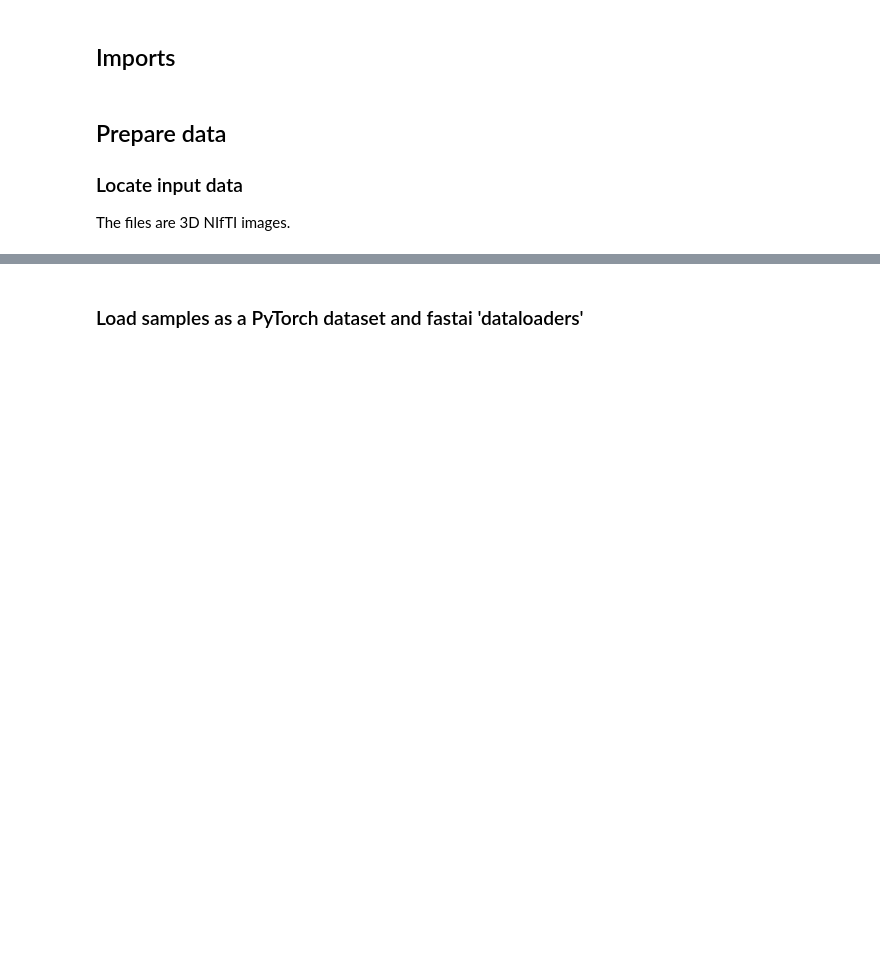
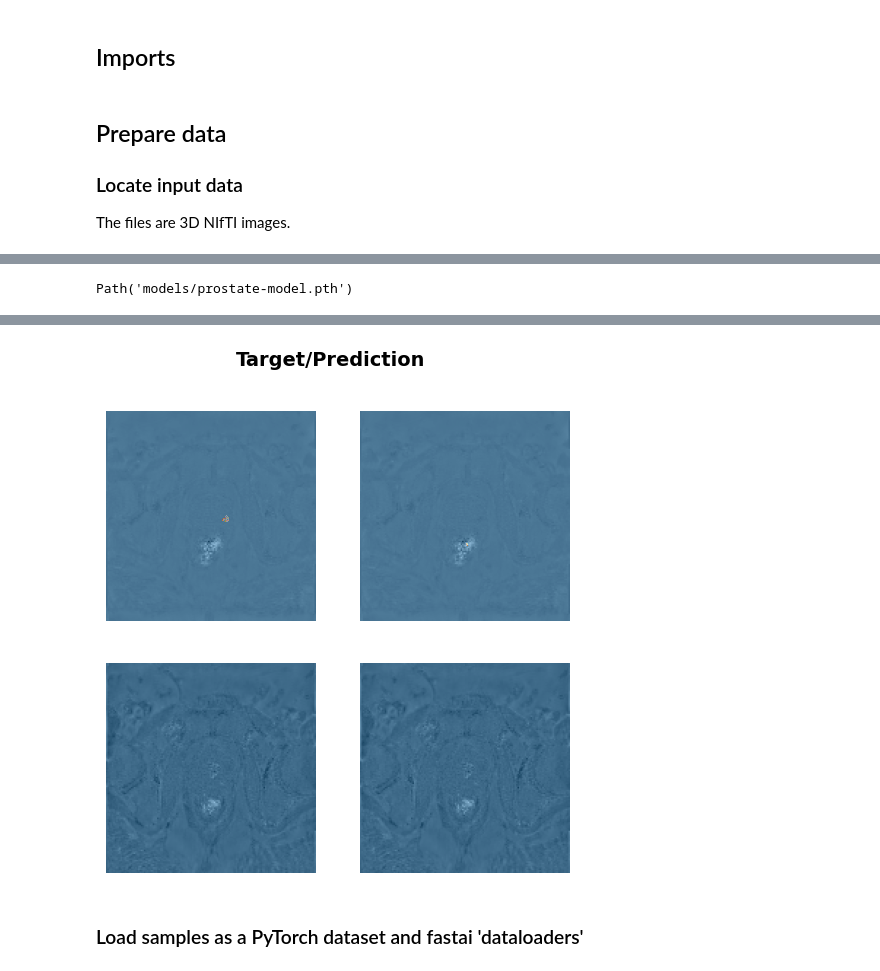
Before and after one commit to astewartau/prostate, a Jupyter notebook: prostate.ipynb, the cells around one changed output, grey strips where cells are left out. Cells and saved outputs as stored; diff of their text form; code cells hidden in the pictures; blank space fills up the shorter version.

```diff
--- a/prostate.ipynb
+++ b/prostate.ipynb
@@ -35,0 +132,4 @@ med_dataset = fastMONAI.vision_all.MedDataset(img_list=[qsm_files[0]], dtype=fas
+# %%
+lr = 0.003
+# %%
+learn.fit_flat_cos(20 ,lr)
@@ -35,0 +141,7 @@ med_dataset = fastMONAI.vision_all.MedDataset(img_list=[qsm_files[0]], dtype=fas
+# %%
+learn.save('prostate-model')
+# %% [output]
+Path('models/prostate-model.pth')
+# %%
+learn.show_results(anatomical_plane=2, ds_idx=1)
+# %% [output]
@@ -36,3 +149,4 @@ med_dataset = fastMONAI.vision_all.MedDataset(img_list=[qsm_files[0]], dtype=fas
+[figure, added]
 # %% [markdown]
 ### Load samples as a PyTorch dataset and fastai 'dataloaders'
 # %%
```
Also changed, not shown: parts of 24 cells of this notebook, 5 other files.
